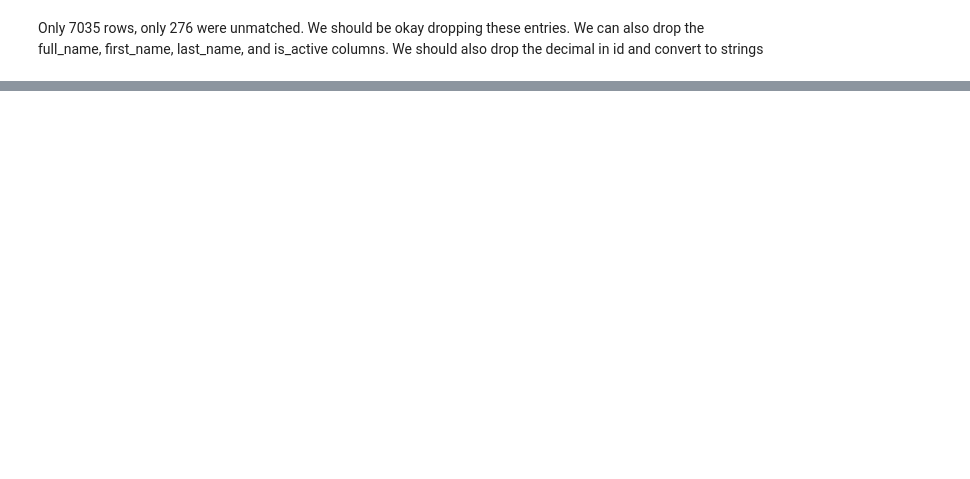
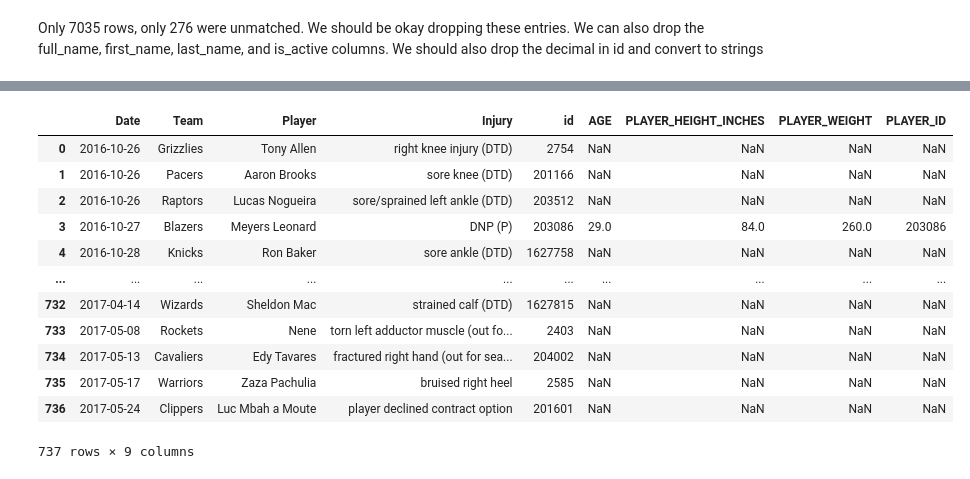
Before and after one commit to joongsim/nba-injuries, a Jupyter notebook: injury_prediction.ipynb, the cells around one changed output, grey strips where cells are left out. Drawn from its saved outputs; the diff is of its cells as text; code cells hidden in the pictures; blank space fills up the shorter version.

```diff
--- a/injury_prediction.ipynb
+++ b/injury_prediction.ipynb
@@ -229,0 +231,35 @@ merged_df
+# %%
+merged_df.Date = pd.to_datetime(merged_df.Date, yearfirst=True)
+# %%
+# Using a mask to separate seasons
+mask1213 = (merged_df.Date > '2012-10-29') & (merged_df.Date < '2013-06-21')
+mask1314 = (merged_df.Date > '2013-10-28') & (merged_df.Date < '2014-06-16')
+mask1415 = (merged_df.Date > '2014-10-29') & (merged_df.Date < '2015-06-17')
+mask1516 = (merged_df.Date > '2015-10-28') & (merged_df.Date < '2016-06-20')
+mask1617 = (merged_df.Date > '2016-10-24') & (merged_df.Date < '2017-06-19')
+mask1718 = (merged_df.Date > '2017-10-16') & (merged_df.Date < '2018-06-18')
+mask1819 = (merged_df.Date > '2018-10-15') & (merged_df.Date < '2019-06-14')
+mask1920 = (merged_df.Date > '2019-10-21') & (merged_df.Date < '2020-03-12')
+
+inj1213 = merged_df.loc[mask1213]
+inj1314 = merged_df.loc[mask1314]
+inj1415 = merged_df.loc[mask1415]
+inj1516 = merged_df.loc[mask1516]
+inj1617 = merged_df.loc[mask1617]
+inj1718 = merged_df.loc[mask1718]
+inj1819 = merged_df.loc[mask1819]
+
+bios1213 = pd.read_csv('data/bios2012-13.csv')
+bios1213.PLAYER_ID = bios1213.PLAYER_ID.apply(str)
+bios1314 = pd.read_csv('data/bios2013-14.csv')
+bios1314.PLAYER_ID = bios1314.PLAYER_ID.apply(str)
+bios1415 = pd.read_csv('data/bios2014-15.csv')
+bios1415.PLAYER_ID = bios1415.PLAYER_ID.apply(str)
+bios1516 = pd.read_csv('data/bios2015-16.csv')
+bios1516.PLAYER_ID = bios1516.PLAYER_ID.apply(str)
+bios1617 = pd.read_csv('data/bios2016-17.csv')
+bios1617.PLAYER_ID = bios1617.PLAYER_ID.apply(str)
+bios1718 = pd.read_csv('data/bios2017-18.csv')
+bios1718.PLAYER_ID = bios1718.PLAYER_ID.apply(str)
+bios1819 = pd.read_csv('data/bios2018-19.csv')
+bios1819.PLAYER_ID = bios1819.PLAYER_ID.apply(str)
@@ -229,0 +280,24 @@ merged_df
+# %%
+inj1213 = inj1213.merge(bios1213[['AGE', 'PLAYER_HEIGHT_INCHES', 'PLAYER_WEIGHT', 'PLAYER_ID']], how='left', left_on='id', right_on='PLAYER_ID')
+inj1314 = inj1314.merge(bios1213[['AGE', 'PLAYER_HEIGHT_INCHES', 'PLAYER_WEIGHT', 'PLAYER_ID']], how='left', left_on='id', right_on='PLAYER_ID')
+inj1415 = inj1415.merge(bios1213[['AGE', 'PLAYER_HEIGHT_INCHES', 'PLAYER_WEIGHT', 'PLAYER_ID']], how='left', left_on='id', right_on='PLAYER_ID')
+inj1516 = inj1516.merge(bios1213[['AGE', 'PLAYER_HEIGHT_INCHES', 'PLAYER_WEIGHT', 'PLAYER_ID']], how='left', left_on='id', right_on='PLAYER_ID')
+inj1617 = inj1617.merge(bios1213[['AGE', 'PLAYER_HEIGHT_INCHES', 'PLAYER_WEIGHT', 'PLAYER_ID']], how='left', left_on='id', right_on='PLAYER_ID')
+inj1718 = inj1718.merge(bios1213[['AGE', 'PLAYER_HEIGHT_INCHES', 'PLAYER_WEIGHT', 'PLAYER_ID']], how='left', left_on='id', right_on='PLAYER_ID')
+inj1819 = inj1819.merge(bios1213[['AGE', 'PLAYER_HEIGHT_INCHES', 'PLAYER_WEIGHT', 'PLAYER_ID']], how='left', left_on='id', right_on='PLAYER_ID')
+# %%
+inj1617
+# %% [output]
+|  | Date | Team | Player | Injury | id | AGE | PLAYER_HEIGHT_INCHES | PLAYER_WEIGHT | PLAYER_ID |
+| 0 | 2016-10-26 | Grizzlies | Tony Allen | right knee injury (DTD) | 2754 | NaN | NaN | NaN | NaN |
+| 1 | 2016-10-26 | Pacers | Aaron Brooks | sore knee (DTD) | 201166 | NaN | NaN | NaN | NaN |
+| 2 | 2016-10-26 | Raptors | Lucas Nogueira | sore/sprained left ankle (DTD) | 203512 | NaN | NaN | NaN | NaN |
+| 3 | 2016-10-27 | Blazers | Meyers Leonard | DNP (P) | 203086 | 29.0 | 84.0 | 260.0 | 203086 |
+| 4 | 2016-10-28 | Knicks | Ron Baker | sore ankle (DTD) | 1627758 | NaN | NaN | NaN | NaN |
+| ... | ... | ... | ... | ... | ... | ... | ... | ... | ... |
+| 732 | 2017-04-14 | Wizards | Sheldon Mac | strained calf (DTD) | 1627815 | NaN | NaN | NaN | NaN |
+| 733 | 2017-05-08 | Rockets | Nene | torn left adductor muscle (out fo... | 2403 | NaN | NaN | NaN | NaN |
+| 734 | 2017-05-13 | Cavaliers | Edy Tavares | fractured right hand (out for sea... | 204002 | NaN | NaN | NaN | NaN |
+| 735 | 2017-05-17 | Warriors | Zaza Pachulia | bruised right heel | 2585 | NaN | NaN | NaN | NaN |
+| 736 | 2017-05-24 | Clippers | Luc Mbah a Moute | player declined contract option | 201601 | NaN | NaN | NaN | NaN |
+737 rows × 9 columns
```
Also changed, not shown: parts of 17 cells of this notebook, 2 other files.
